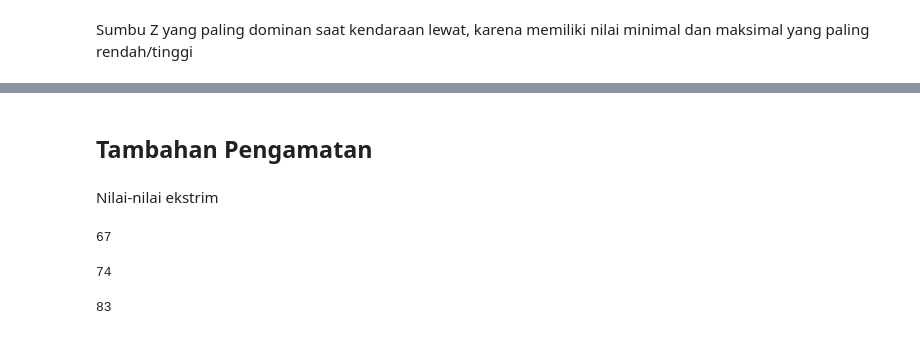
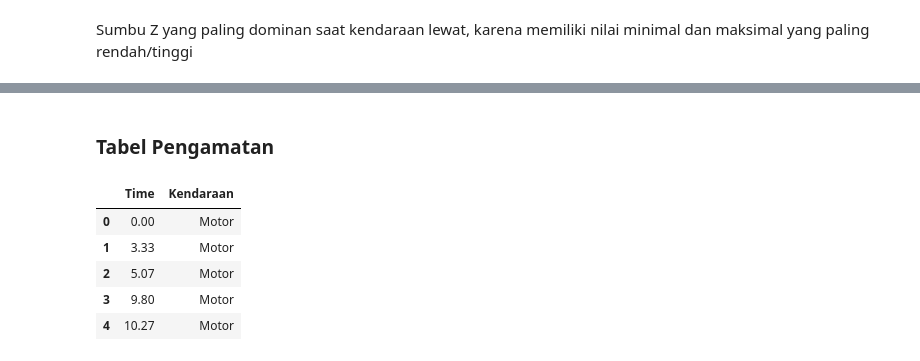
Before and after one commit to Otniel113/IoT_Jalan, a Jupyter notebook: IoT_Jalan.ipynb, the cells around one changed output, grey strips where cells are left out. Drawn from its saved outputs; the diff is of its cells as text; code cells hidden in the pictures.

```diff
--- a/IoT_Jalan.ipynb
+++ b/IoT_Jalan.ipynb
@@ -94,16 +100,12 @@ Sumbu Z yang paling dominan saat kendaraan lewat, karena memiliki nilai minimal
 # %% [markdown]
-## Tambahan Pengamatan
+### Tabel Pengamatan
-# %% [markdown]
-Nilai-nilai ekstrim
-# %%
-df_jalan[(df_jalan['SumbuX'] >= 0.04) | (df_jalan['SumbuX'] <= -0.04)].shape[0]
-# %% [output]
-67
-# %%
-df_jalan[(df_jalan['SumbuY'] >= 0.0425) | (df_jalan['SumbuY'] <= -0.0425)].shape[0]
-# %% [output]
-74
-# %%
-df_jalan[(df_jalan['SumbuZ'] >= 0.055) | (df_jalan['SumbuZ'] <= -0.055)].shape[0]
-# %% [output]
-83
+# %%
+df_kendaraan = pd.read_excel('https://drive.google.com/uc?id=1Sz0iPSLLnbOLRPi-RPVhlF6p80AFVF6z')
+df_kendaraan.head()
+# %% [output]
+|  | Time | Kendaraan |
+| 0 | 0.00 | Motor |
+| 1 | 3.33 | Motor |
+| 2 | 5.07 | Motor |
+| 3 | 9.80 | Motor |
+| 4 | 10.27 | Motor |
```
Also changed, not shown: parts of 9 cells of this notebook.
